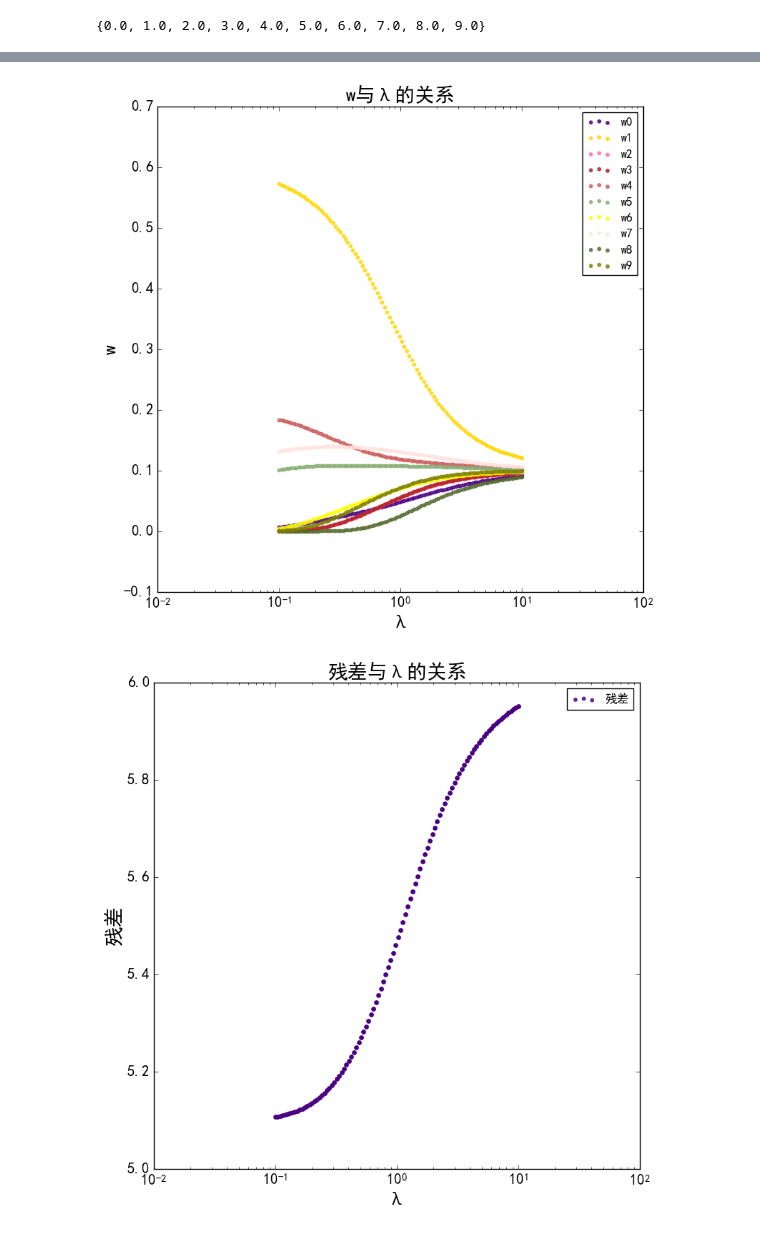
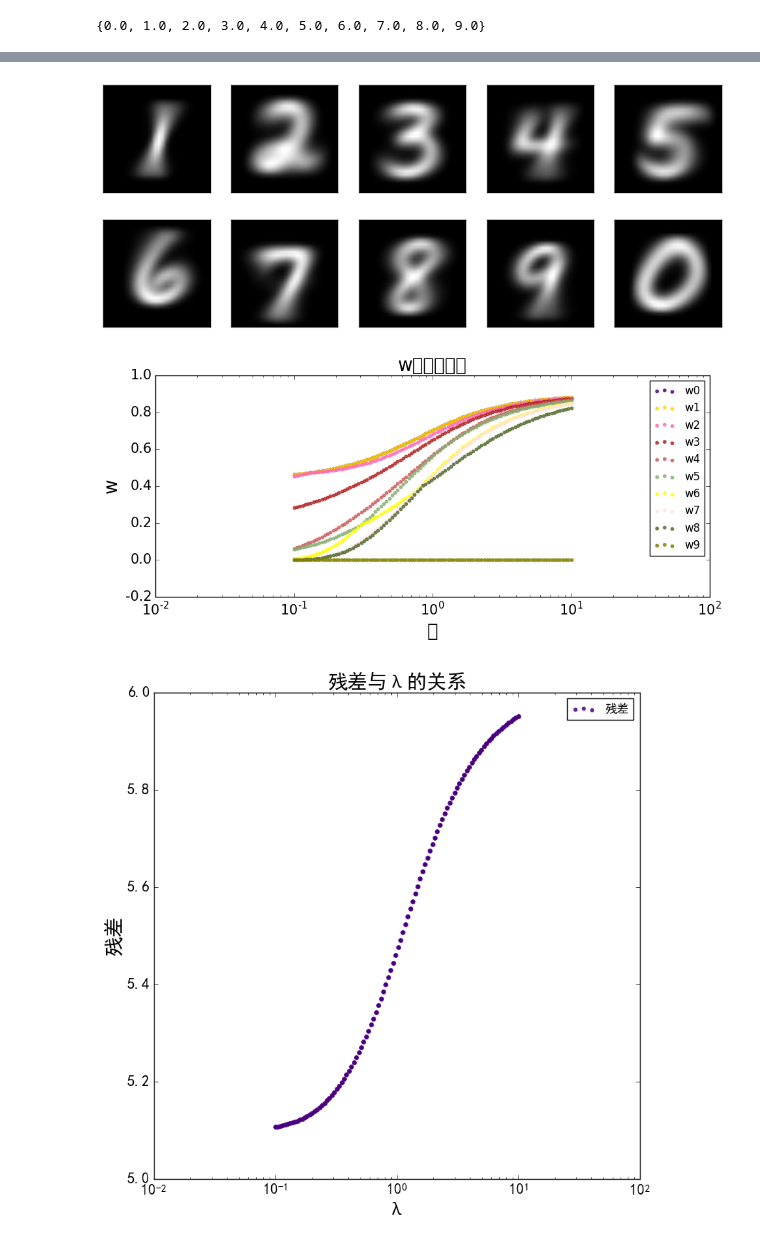
Before and after one commit to lioo717/paper, a Jupyter notebook: 实验/Untitled1.ipynb, the cells around one changed output, grey strips where cells are left out. Cells and saved outputs as stored; diff of their text form; code cells hidden in the pictures.

```diff
--- a/实验/Untitled1.ipynb
+++ b/实验/Untitled1.ipynb
@@ -80,8 +82,8 @@ plt.imshow(P[0].reshape(28,28))
 # %%
 problist=[]
 now = time.time()
-x = dataset.data[62000,:]/255
-print dataset.target[61000]
+x = dataset.data[60000,:]/255.0
+print dataset.target[60000]
 # plt.imshow(dataset.data[60007,:].reshape(28,28),cmap="gray")
 _lambda = np.logspace(-1,1,100)
 for temp in _lambda:
@@ -96,0 +106,8 @@ s=[]
+# %%
+tempw = frwe_cvx(x.reshape(1,784),P,alpha=0.2).variables()[0].value.tolist()
+axes = plt.subplot(111)
+axes.set_xticks([])
+axes.set_yticks([])
+axes.imshow(np.array(tempw).T.dot(P).reshape(28,28),cmap="gray")
+# plt.imshow(resultw[1,:].dot(P).reshape(28,28),cmap="gray")
+print np.linalg.norm(P-np.tile(x,(10,1)),axis=1)
@@ -97,23 +118,44 @@ s=[]
+# %%
+matplotlib.rcParams['figure.figsize'] = (10,4)
+for i in range(0,10):
+    axes = plt.subplot("25%d"%i)
+    axes.set_xticks([])
+    axes.set_yticks([])
+    axes.imshow(P[i].reshape(28,28),cmap="gray")
+# %% [output]
+[figure, added]
+# %%
+order = np.argsort(resultw,axis=1)
+np.sum(np.abs(resultw[order,order]-np.sort(resultw,axis=1)))
+# print np.sort(resultw,axis=1)[1,:]
+wb=np.zeros(resultw.shape)
+for i in range(0,9):
+    wb[:,i]=(i+1)*(-np.sort(-resultw,axis=1)[:,i]+np.sort(-resultw,axis=1)[:,i+1])
+wb[:,9]=10*-np.sort(-resultw,axis=1)[:,9]
+mu=np.zeros(resultw.shape)
+orderw = -np.sort(-resultw,axis=1)
+for i in range(0,9):
+    mu[:,i]=i*orderw[:,i]+np.sum(orderw[:,i+1:],axis=1)
 # %%
 
 s=[]
 
 for i in range(0,10):
-    s.append(plt.scatter(_lambda,resultw[:,i],color=colors_[i],alpha=0.8,s=10))
+    s.append(plt.scatter(_lambda,mu[:,i],color=colors_[i],alpha=0.8,s=10))
 # for temp in lines:
 #     plt.plot([temp-0.5,temp-0.5],[0,1])
 plt.xscale('log')
 # plt.yscale('log')
 plt.title(u"w与λ的关系")
 plt.xlabel(u"λ")
 plt.ylabel("w")
 # s.append(plt.scatter(_lambda,np.linalg.norm(np.tile(x.reshape(1,784),(100,1))-resultw.dot(P),axis=1),alpha=1,s=15))
 l=['w%d'%temp for temp in range(0,10)]
 # l.append(u"残差")
 plt.legend(s, l)
 plt.savefig(u"w与lambda的关系.png",dpi=500)
 # %% [output]
-[figure, old version]
+[figure, new version]
 # %%
 plt.xscale('log')
 # plt.yscale('log')
```
Also changed, not shown: parts of 6 cells of this notebook, 2 other files.
